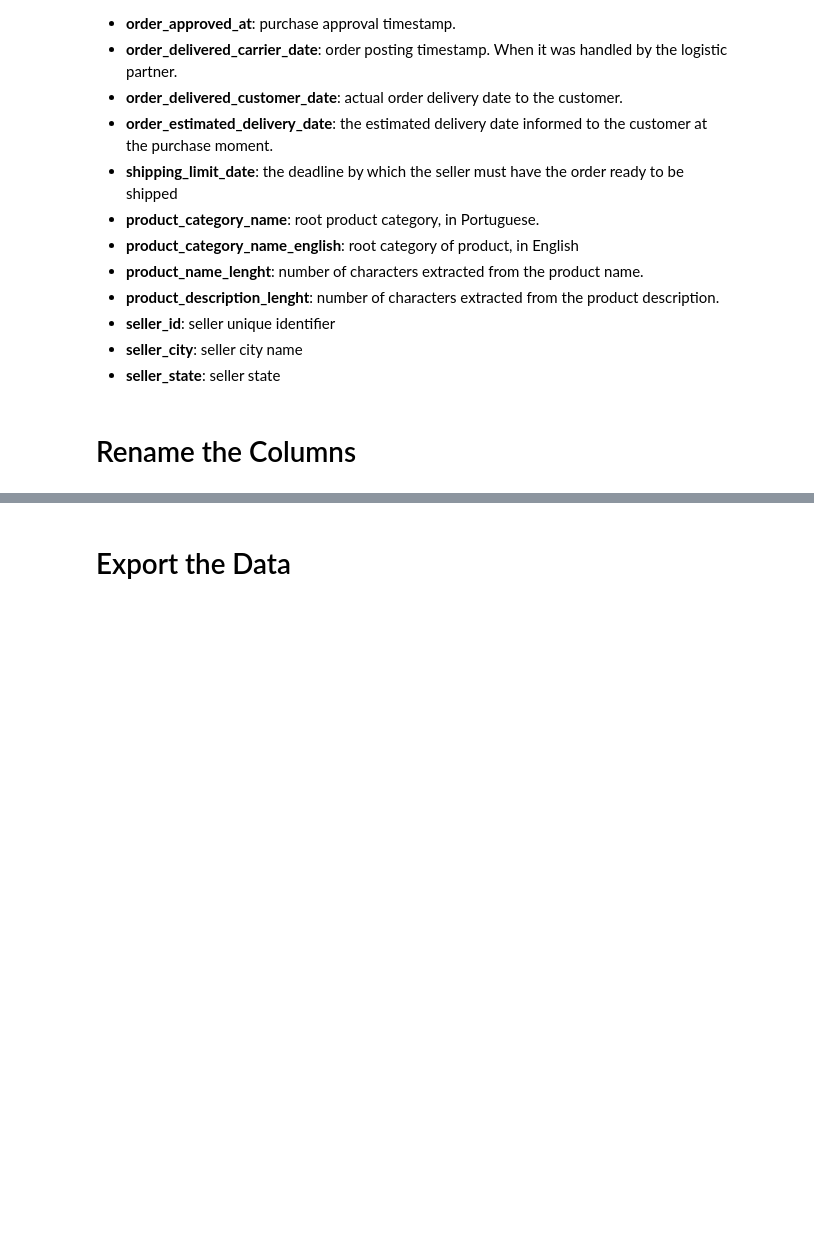
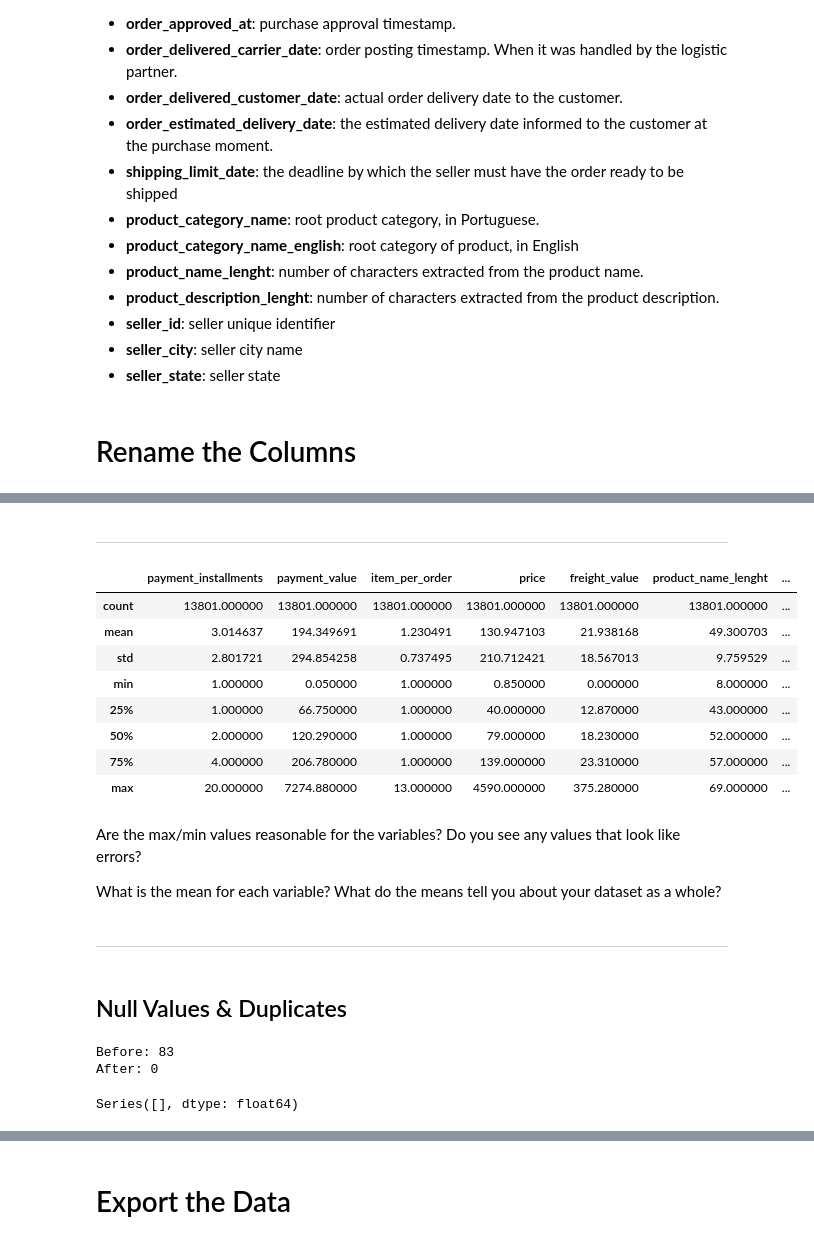
Before and after one commit to prffraia/Machine_Learning, a Jupyter notebook: 01_EDA.ipynb, the cells around one changed output, grey strips where cells are left out. Cells and saved outputs as stored; diff of their text form; code cells hidden in the pictures; blank space fills up the shorter version.

```diff
--- a/01_EDA.ipynb
+++ b/01_EDA.ipynb
@@ -85,0 +138,36 @@ df.head()
+# %% [markdown]
+---
+# %%
+df.describe()
+# %% [output]
+|  | payment_installments | payment_value | item_per_order | price | freight_value | product_name_lenght | ... |
+| count | 13801.000000 | 13801.000000 | 13801.000000 | 13801.000000 | 13801.000000 | 13801.000000 | ... |
+| mean | 3.014637 | 194.349691 | 1.230491 | 130.947103 | 21.938168 | 49.300703 | ... |
+| std | 2.801721 | 294.854258 | 0.737495 | 210.712421 | 18.567013 | 9.759529 | ... |
+| min | 1.000000 | 0.050000 | 1.000000 | 0.850000 | 0.000000 | 8.000000 | ... |
+| 25% | 1.000000 | 66.750000 | 1.000000 | 40.000000 | 12.870000 | 43.000000 | ... |
+| 50% | 2.000000 | 120.290000 | 1.000000 | 79.000000 | 18.230000 | 52.000000 | ... |
+| 75% | 4.000000 | 206.780000 | 1.000000 | 139.000000 | 23.310000 | 57.000000 | ... |
+| max | 20.000000 | 7274.880000 | 13.000000 | 4590.000000 | 375.280000 | 69.000000 | ... |
+# %% [markdown]
+Are the max/min values reasonable for the variables? Do you see any values that look like errors?
+
+What is the mean for each variable? What do the means tell you about your dataset as a whole?
+# %% [markdown]
+---
+# %% [markdown]
+## Null Values & Duplicates
+# %%
+print(f'Before: {df.duplicated().sum()}')
+
+df.drop_duplicates(inplace=True)
+
+print(f'After: {df.duplicated().sum()}')
+# %% [output]
+Before: 83
+After: 0
+# %%
+null = df.isna().sum()/len(df)
+null[null > 0].sort_values()
+# %% [output]
+Series([], dtype: float64)
```
Also changed, not shown: parts of 23 cells of this notebook.
